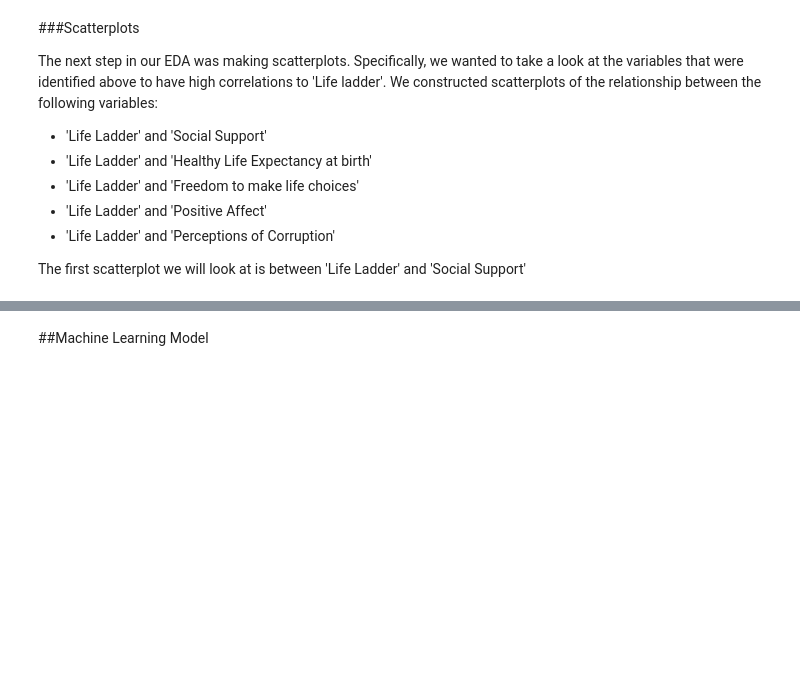
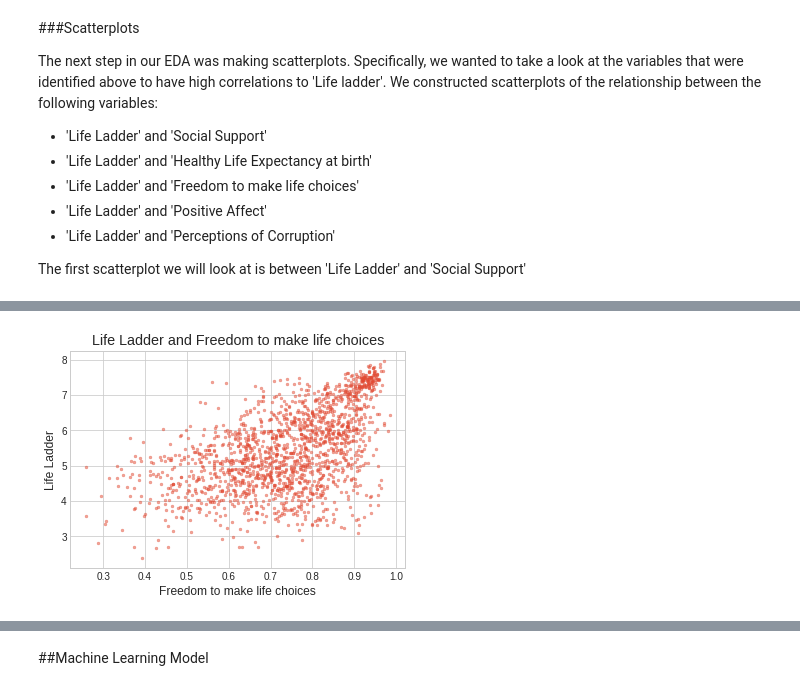
Before and after one commit to mberko128/World-Happiness.github.io, a Jupyter notebook: Copy_of_Final_Project_Berkowitz.ipynb, the cells around one changed output, grey strips where cells are left out. Cells and saved outputs as stored; diff of their text form; code cells hidden in the pictures; blank space fills up the shorter version.

```diff
--- a/Copy_of_Final_Project_Berkowitz.ipynb
+++ b/Copy_of_Final_Project_Berkowitz.ipynb
@@ -337,0 +370,12 @@ The first scatterplot we will look at is between 'Life Ladder' and 'Social Suppo
+# %%
+%matplotlib inline
+import matplotlib.pyplot as plt
+import numpy as np
+plt.style.use('seaborn-whitegrid')
+plt.scatter("Freedom to make life choices", "Life Ladder", data=happiness_data, s = 8, alpha = .5)
+plt.title('Life Ladder and Freedom to make life choices')
+plt.xlabel("Freedom to make life choices")
+plt.ylabel("Life Ladder")
+plt.show()
+# %% [output]
+[figure, added]
```
Also changed, not shown: parts of 45 cells of this notebook.
